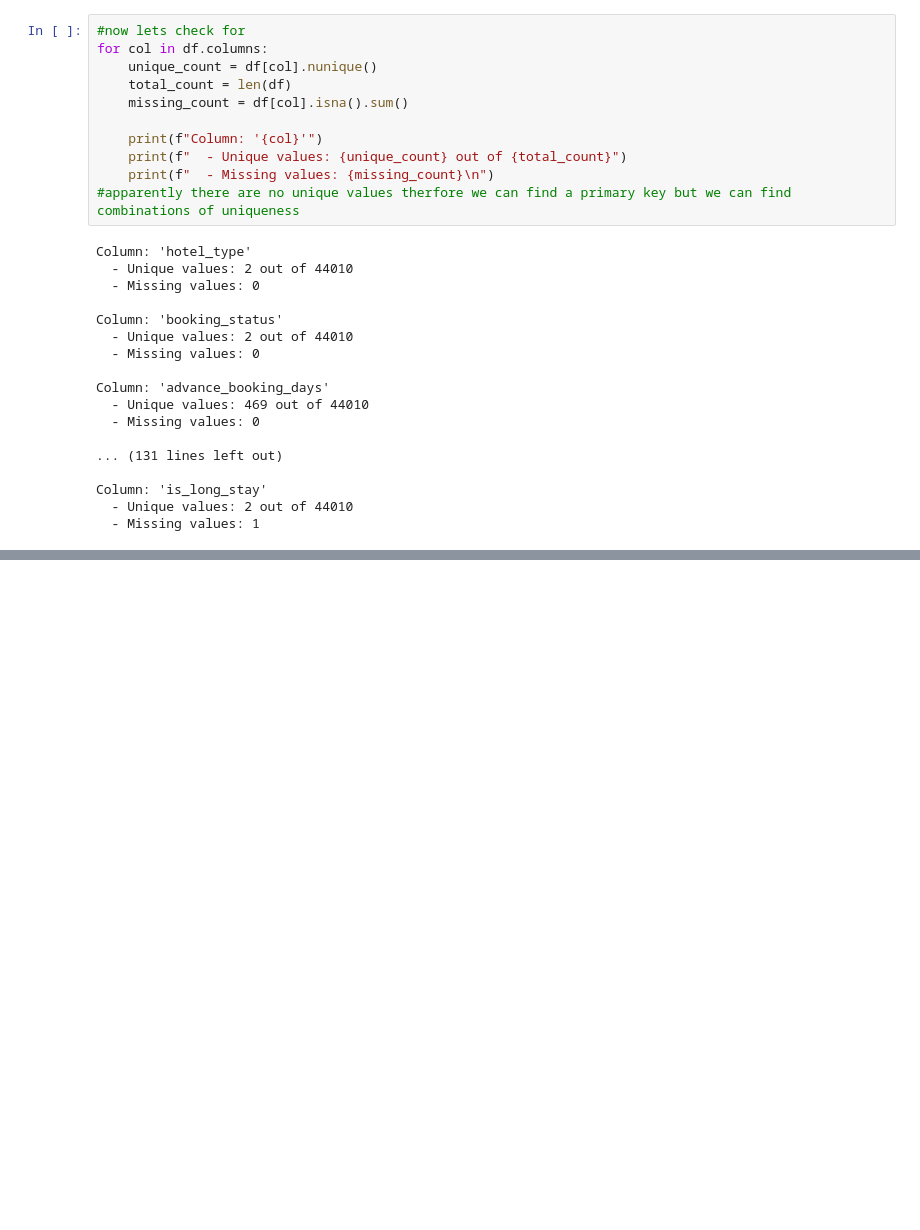
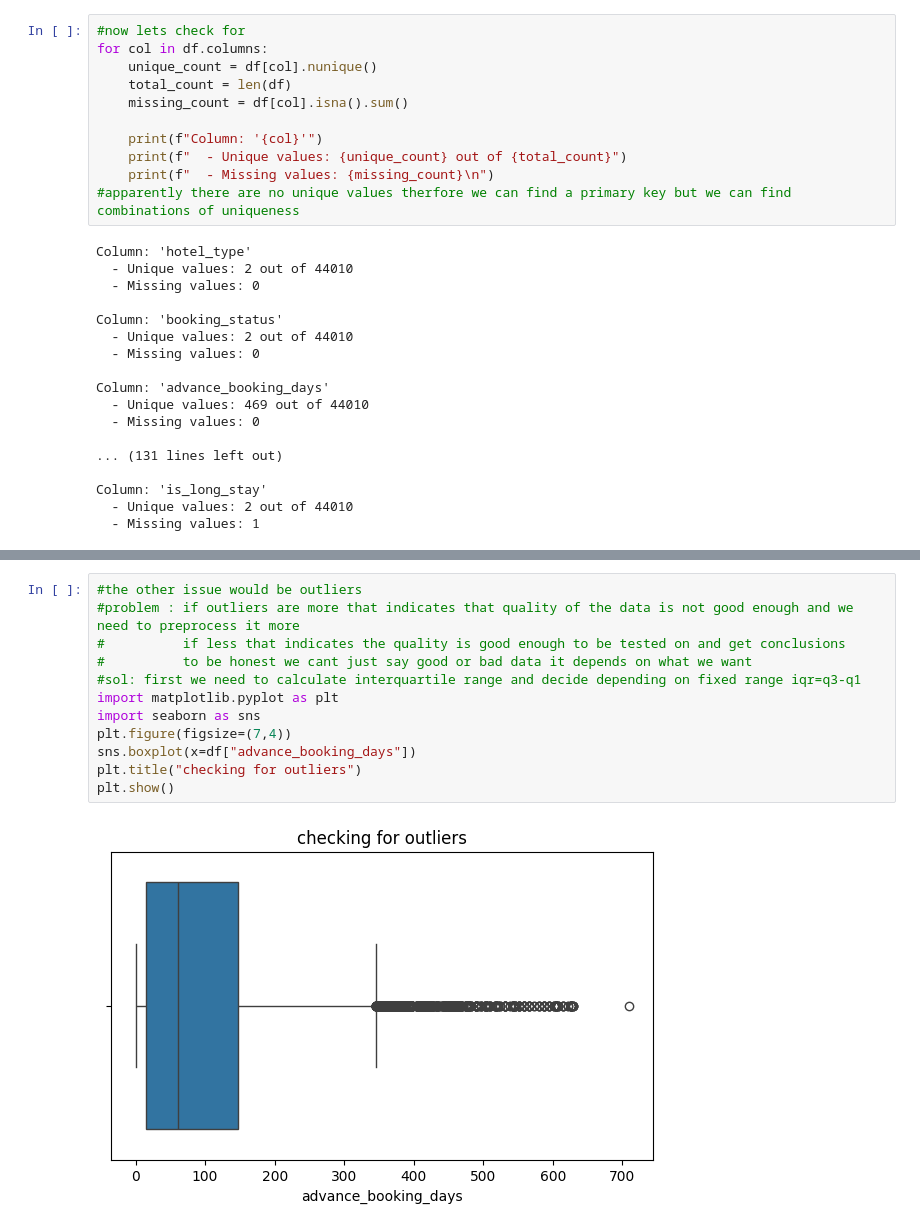
Before and after one commit to mokshithr530/bigdatacheck, a Jupyter notebook: dataset/machintest.ipynb, the cells around one changed output, grey strips where cells are left out. Saved outputs shown, nothing was run; the diff lists cells and outputs as text; blank space fills up the shorter version.

```diff
--- a/dataset/machintest.ipynb
+++ b/dataset/machintest.ipynb
@@ -137,0 +191,14 @@ ValueError: could not convert string to float: 'Luxury Resort'
+# %%
+#the other issue would be outliers
+#problem : if outliers are more that indicates that quality of the data is not good enough and we need to preprocess it more
+#          if less that indicates the quality is good enough to be tested on and get conclusions
+#          to be honest we cant just say good or bad data it depends on what we want
+#sol: first we need to calculate interquartile range and decide depending on fixed range iqr=q3-q1
+import matplotlib.pyplot as plt
+import seaborn as sns
+plt.figure(figsize=(7,4))
+sns.boxplot(x=df["advance_booking_days"])
+plt.title("checking for outliers")
+plt.show()
+# %% [output]
+[figure, added]
```
Also changed, not shown: parts of 14 cells of this notebook.
